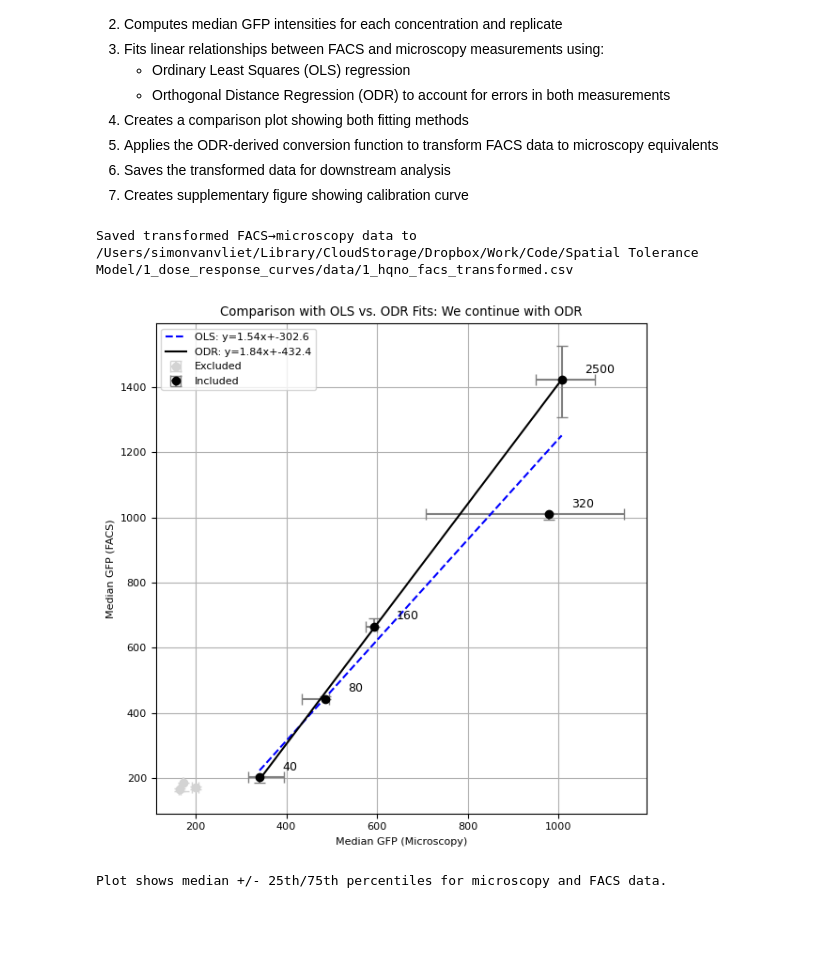
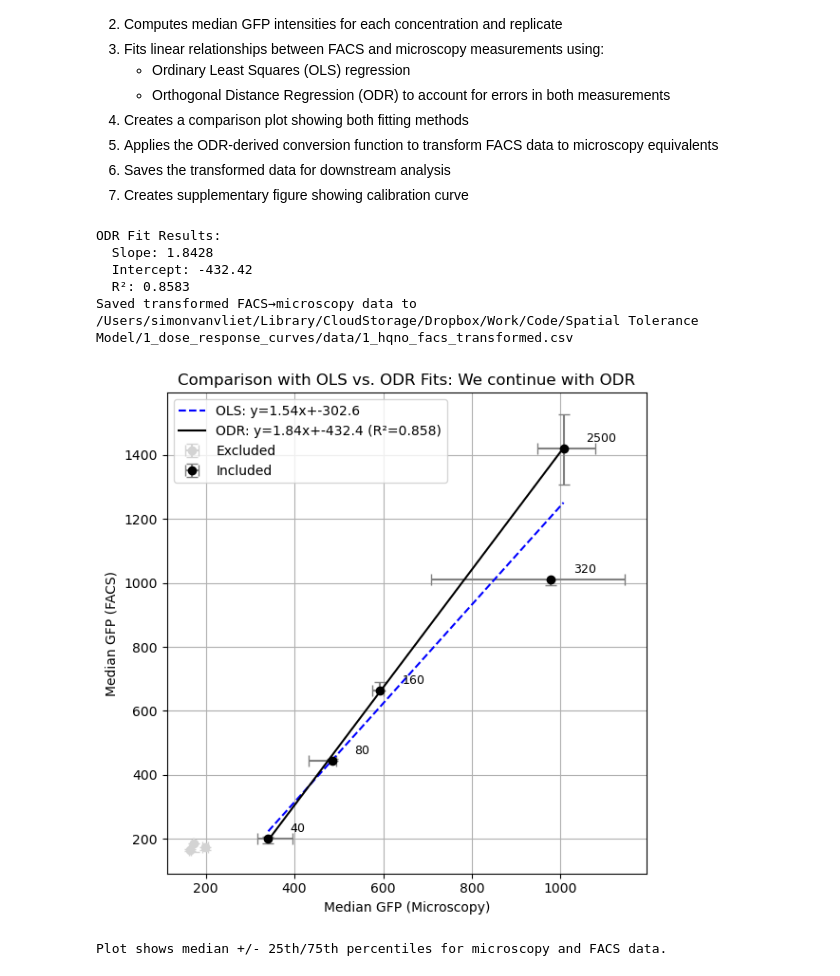
Before and after one commit to simonvanvliet/SpatialToleranceModel, a Jupyter notebook: 1_dose_response_curves/1_hqno_calibrate_facs_microscope.ipynb, the cells around one changed output. Saved outputs shown, nothing was run; the diff lists cells and outputs as text; code cells hidden in the pictures; blank space fills up the shorter version.

```diff
--- a/1_dose_response_curves/1_hqno_calibrate_facs_microscope.ipynb
+++ b/1_dose_response_curves/1_hqno_calibrate_facs_microscope.ipynb
@@ -102,8 +102,15 @@ def fit_odr(df: pd.DataFrame, slope0: float, intercept0: float):
     odr = ODR(data, model, beta0=[slope0, intercept0])
     out = odr.run()
     m_odr, b_odr = out.beta
+
+    # Calculate R²
+    y_pred = m_odr * x + b_odr
+    ss_res = np.sum((y - y_pred)**2)
+    ss_tot = np.sum((y - np.mean(y))**2)
+    r2 = 1 - (ss_res / ss_tot)
+
     x_vals = np.linspace(x.min(), x.max(), 100)
-    return m_odr, b_odr, x_vals, m_odr*x_vals + b_odr
+    return m_odr, b_odr, r2, x_vals, m_odr*x_vals + b_odr
 
 def plot_comparison(agg: pd.DataFrame, figsize=(6,6), title=None, plot_odr=True, plot_ols=True, label_offset=(50,-50), label_align=('left','top')):
     # separate fit vs excluded
@@ -112,7 +119,7 @@ def plot_comparison(agg: pd.DataFrame, figsize=(6,6), title=None, plot_odr=True,
 
     # get two fits on the fit_df
     m1, b1, x1, y1 = fit_ols(fit_df)
-    m2, b2, x2, y2 = fit_odr(fit_df, m1, b1)
+    m2, b2, r2, x2, y2 = fit_odr(fit_df, m1, b1)
 
     plt.figure(figsize=figsize)
     # excluded points in light gray
@@ -139,7 +146,7 @@ def plot_comparison(agg: pd.DataFrame, figsize=(6,6), title=None, plot_odr=True,
     if plot_ols:
         plt.plot(x1, y1, color='blue', label=f'OLS: y={m1:.2f}x+{b1:.1f}', linestyle='--')
     if plot_odr:
-        plt.plot(x2, y2, color='black', linestyle='-', label=f'ODR: y={m2:.2f}x+{b2:.1f}')
+        plt.plot(x2, y2, color='black', linestyle='-', label=f'ODR: y={m2:.2f}x+{b2:.1f} (R²={r2:.3f})')
 
     # annotate only the fit points
     for _, row in fit_df.iterrows():
@@ -166,25 +173,34 @@ def facs_to_micro(gfp_facs, slope, intercept):
 # %%
 # ——— Main analysis ———
 facs_df, micro_df = load_data()
 micro_med = compute_microscopy_medians(micro_df)
 agg = merge_and_summarize(facs_df, micro_med)
 plot_comparison(agg, title='Comparison with OLS vs. ODR Fits: We continue with ODR')
 #plt.savefig(Path.cwd() / 'figures' / 'hqno_facs_microscopy_fit.pdf', dpi=300, bbox_inches='tight', transparent=True)
 
 # fit on the levels you care about
 fit_df = agg[agg['HQNO'].isin(COMPARE_LEVELS)]
 m1, b1, _, _ = fit_ols(fit_df)
-m2, b2, _, _ = fit_odr(fit_df, m1, b1)
+m2, b2, r2, _, _ = fit_odr(fit_df, m1, b1)
+
+print(f"ODR Fit Results:")
+print(f"  Slope: {m2:.4f}")
+print(f"  Intercept: {b2:.2f}")
+print(f"  R²: {r2:.4f}")
 
 # apply transformation to FACS data, use ODR parameters
 facs_df['predicted_micro_gfp'] = facs_to_micro(facs_df['median_gfp'], slope=m2, intercept=b2)
 
 # save transformed data
 facs_df.to_csv(OUTPUT_CSV, index=False)
 print(f"Saved transformed FACS→microscopy data to {OUTPUT_CSV}")
 # %% [output]
+ODR Fit Results:
+  Slope: 1.8428
+  Intercept: -432.42
+  R²: 0.8583
 Saved transformed FACS→microscopy data to /Users/simonvanvliet/Library/CloudStorage/Dropbox/Work/Code/Spatial Tolerance Model/1_dose_response_curves/data/1_hqno_facs_transformed.csv
-[figure, old version]
+[figure, new version]
 # %%
 # ——— Figure styling ———
 final_width_cm = 6
```
Also changed, not shown: 7 other files.
